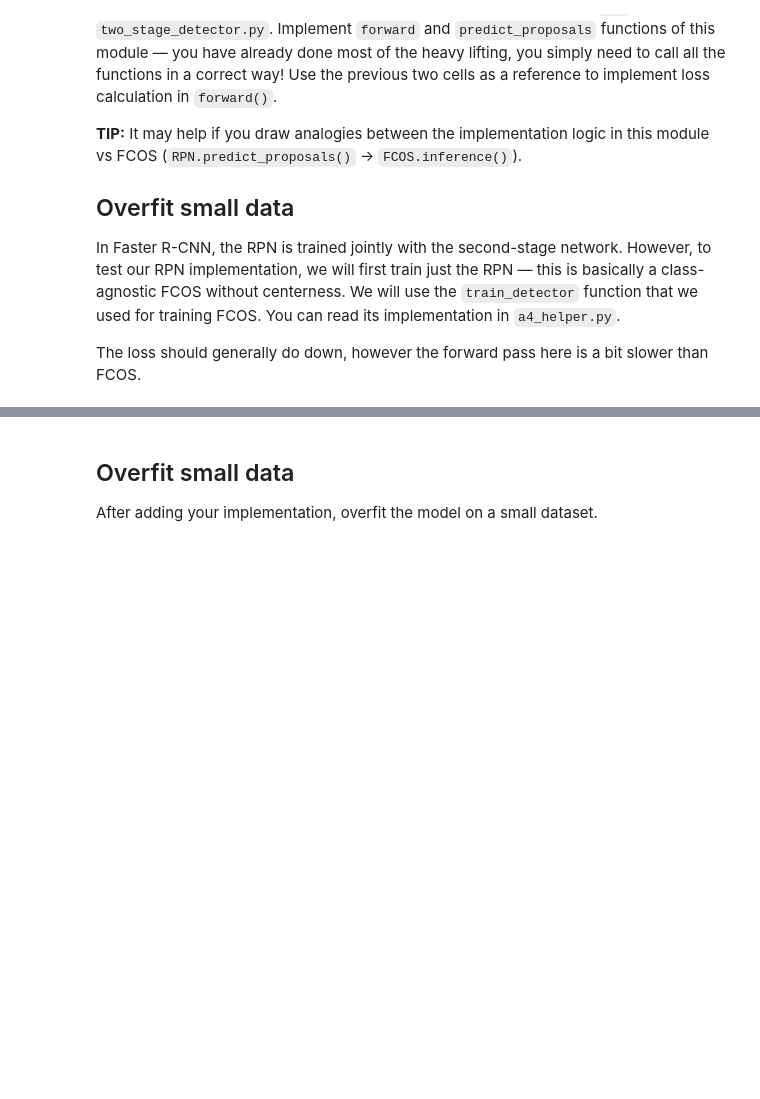
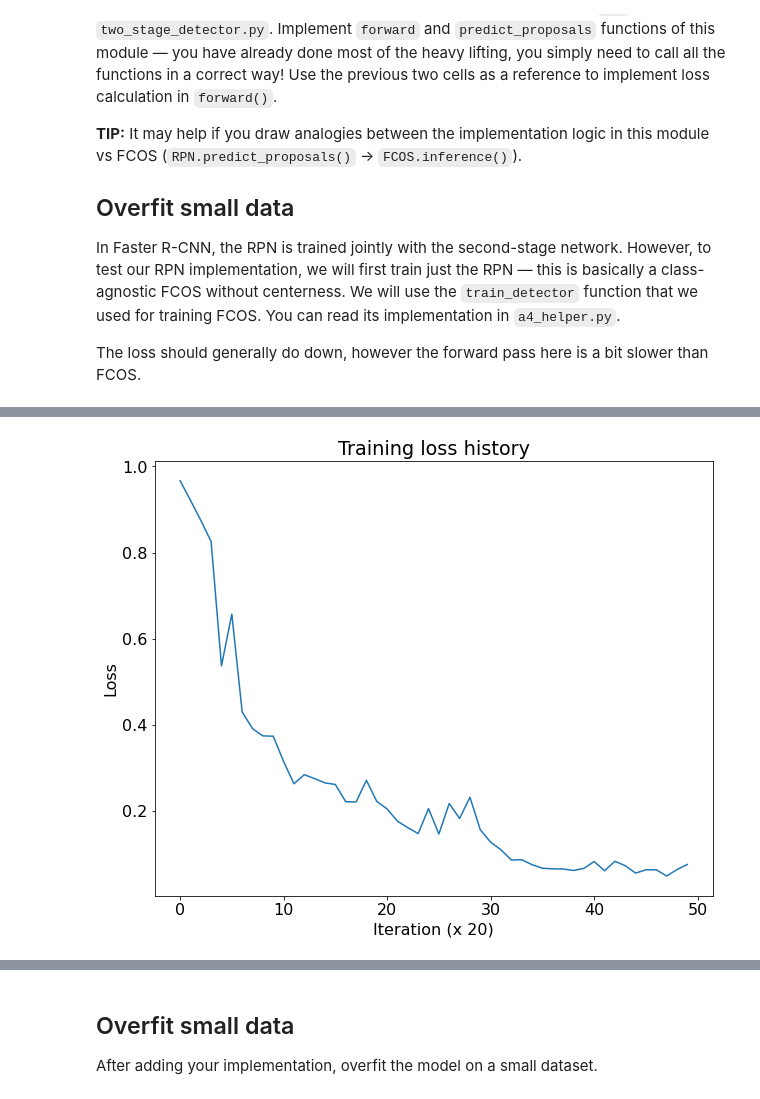
Before and after one commit to grygry12345/DLCV-EECS498, a Jupyter notebook: A4/two_stage_detector.ipynb, the cells around one changed output, grey strips where cells are left out. Drawn from its saved outputs; the diff is of its cells as text; code cells hidden in the pictures; blank space fills up the shorter version.

```diff
--- a/A4/two_stage_detector.ipynb
+++ b/A4/two_stage_detector.ipynb
@@ -540,19 +630,17 @@ small_train_loader = torch.utils.data.DataLoader(
 
 # Create a wrapper module to contain backbone + RPN:
 class FirstStage(nn.Module):
-    def __init__(self):
+    def __init__(self, fpn_channels: int):
         super().__init__()
-        self.backbone = DetectorBackboneWithFPN(out_channels=32)
+        self.backbone = DetectorBackboneWithFPN(out_channels=fpn_channels)
         self.rpn = RPN(
-            fpn_channels=32,
-            stem_channels=[32],
-            batch_size_per_image=64,
+            fpn_channels=fpn_channels,
+            # Simple stem of two layers:
+            stem_channels=[fpn_channels, fpn_channels],
+            batch_size_per_image=16,
             anchor_stride_scale=8,
             anchor_aspect_ratios=[0.5, 1.0, 2.0],
-            anchor_iou_thresholds=(0.3, 0.7),
-            nms_thresh=0.7,
-            pre_nms_topk=250,
-            post_nms_topk=50,
+            anchor_iou_thresholds=(0.3, 0.6),
         )
 
     def forward(self, images, gt_boxes=None):
@@ -560,13 +648,14 @@ class FirstStage(nn.Module):
         return self.rpn(feats_per_fpn_level, self.backbone.fpn_strides, gt_boxes)
 
 
-first_stage = FirstStage().to(DEVICE)
+first_stage = FirstStage(fpn_channels=64).to(DEVICE)
 
 train_detector(
     first_stage,
     small_train_loader,
-    learning_rate=0.02,
-    max_iters=100,
-    log_period=10,
+    learning_rate=8e-3,
+    max_iters=1000,
+    log_period=20,
     device=DEVICE,
 )
+# %% [output]
@@ -573,3 +679,4 @@ train_detector(
+[figure, added]
 # %% [markdown]
 # Faster R-CNN
 
```
Also changed, not shown: parts of 32 cells of this notebook, 5 other files.
